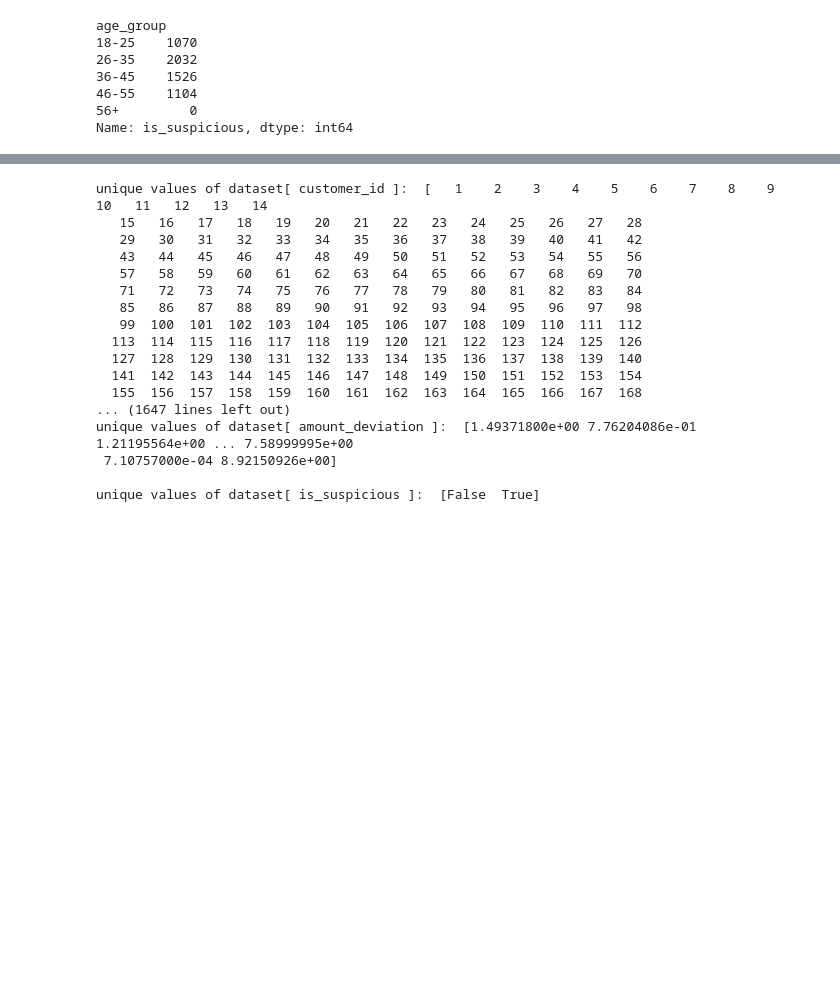
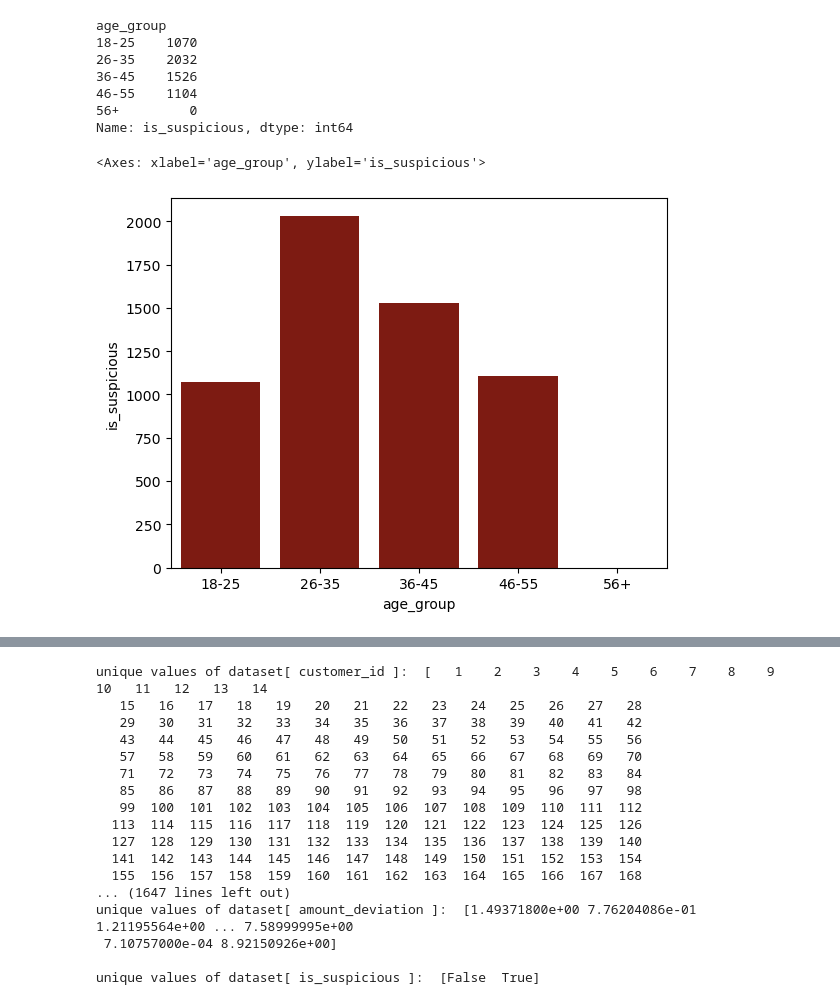
Before and after one commit to SandeshKhatiwada05/Data-Science-And-Machine-Learning-Course, a Jupyter notebook: Decision Support System/Suspicious_Transaction_Detection_Using_Customer_Transaction_Data_Integration.ipynb, the cells around one changed output, grey strips where cells are left out. Saved outputs shown, nothing was run; the diff lists cells and outputs as text; code cells hidden in the pictures; blank space fills up the shorter version.

```diff
--- a/Decision Support System/Suspicious_Transaction_Detection_Using_Customer_Transaction_Data_Integration.ipynb
+++ b/Decision Support System/Suspicious_Transaction_Detection_Using_Customer_Transaction_Data_Integration.ipynb
@@ -273,3 +280,13 @@ age_group
 46-55    1104
 56+         0
 Name: is_suspicious, dtype: int64
+# %%
+#make graph for this
+# aggregate first
+age_fraud = dataset.groupby('age_group', as_index=False)['is_suspicious'].sum()
+
+# plot
+sns.barplot(data=age_fraud, x='age_group', y='is_suspicious', color='#8f0c00')
+# %% [output]
+<Axes: xlabel='age_group', ylabel='is_suspicious'>
+[figure, added]
```
Also changed, not shown: parts of 4 cells of this notebook.
